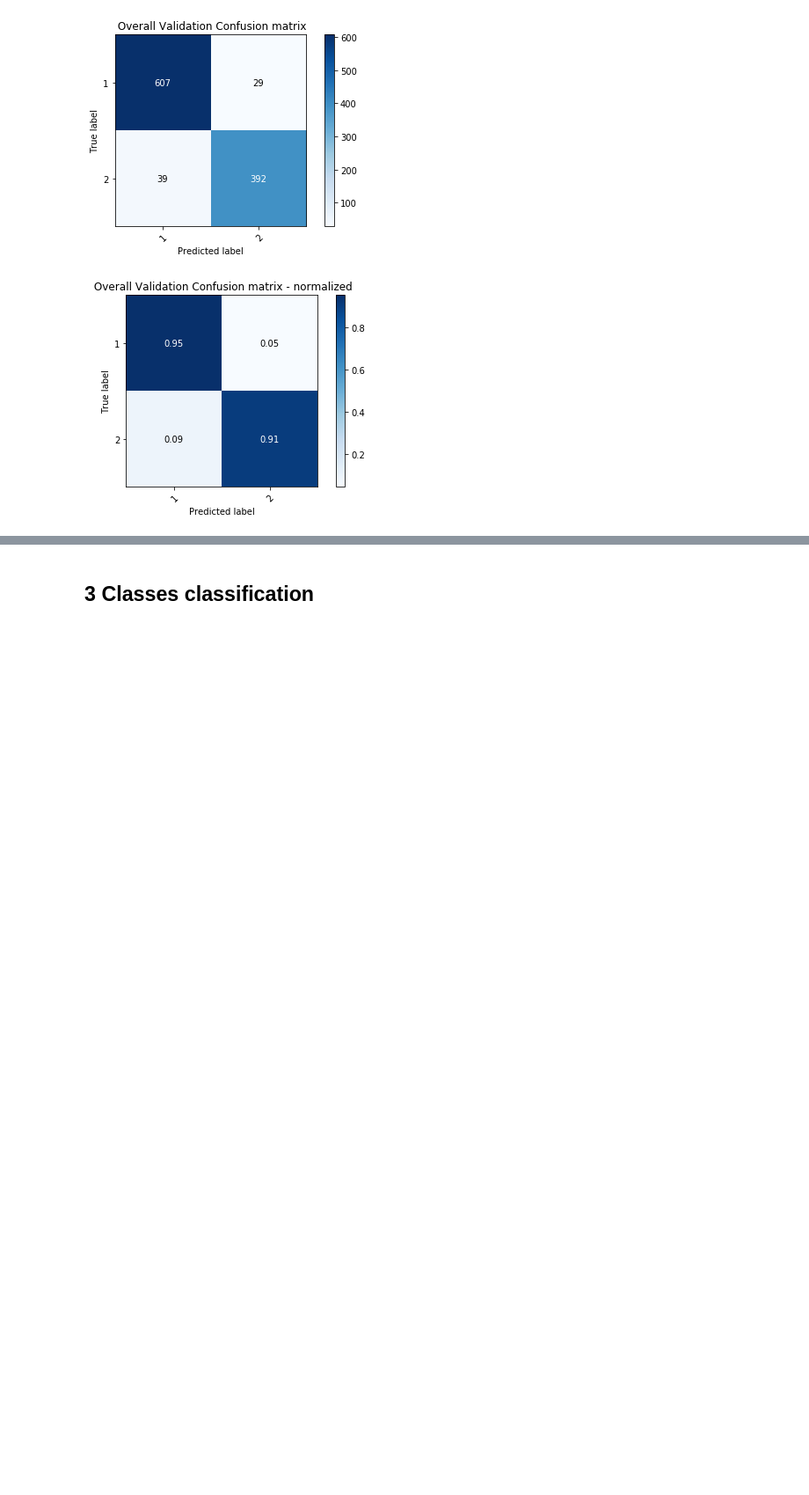
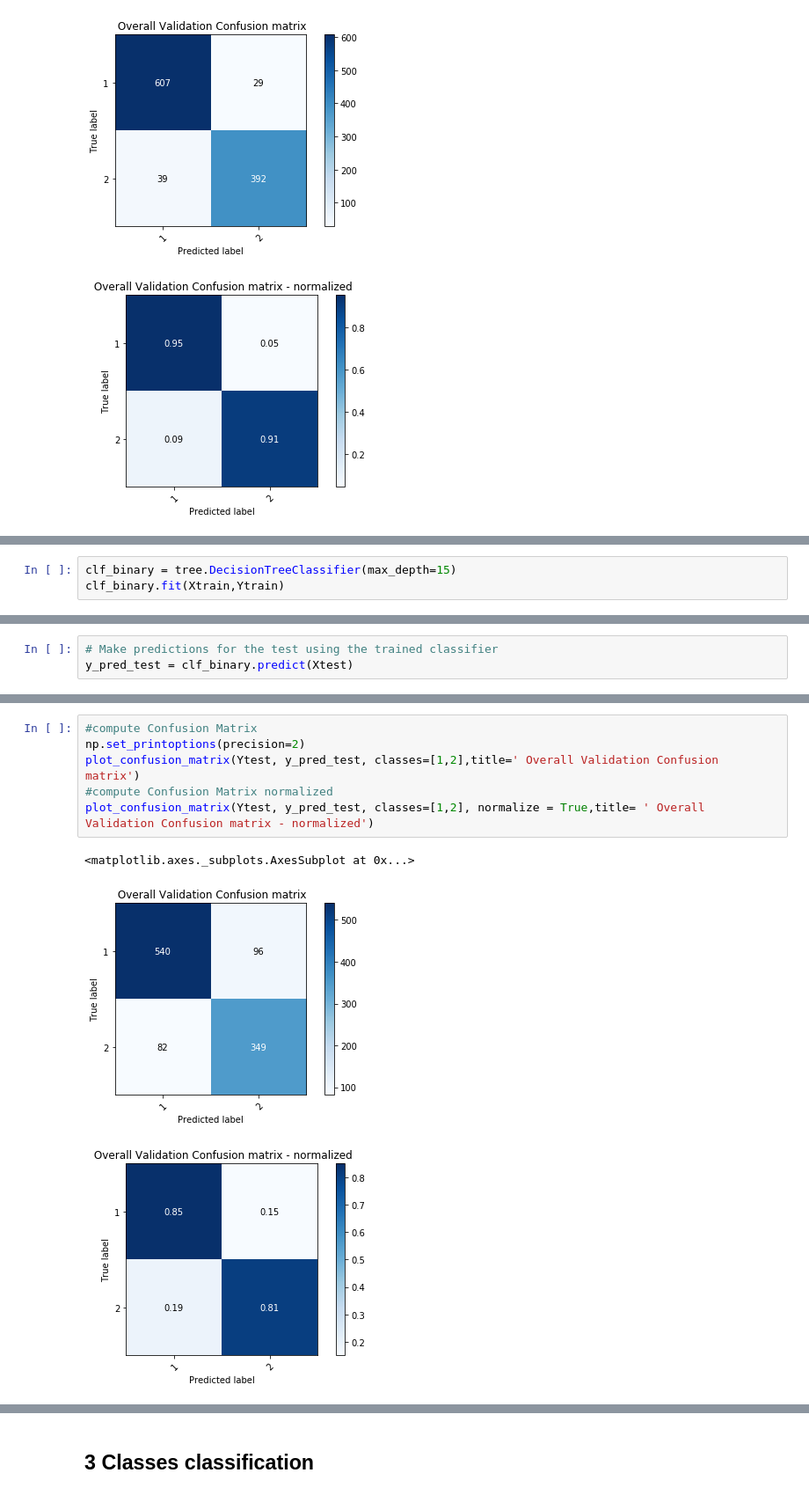
Before and after one commit to DEIB-GECO/CKD_advancement_assessment, a Jupyter notebook: Notebook.ipynb, the cells around one changed output, grey strips where cells are left out. Shown at 88% size. Drawn from its saved outputs; the diff is of its cells as text; blank space fills up the shorter version.

Commit message:
update notebook with DecisionTree and RandomForest comparison

```diff
--- a/Notebook.ipynb
+++ b/Notebook.ipynb
@@ -276,0 +281,3 @@ plot_confusion_matrix(Ytest, y_pred_test, classes=[1,2], normalize = True,title=
+# %%
+clf_binary = tree.DecisionTreeClassifier(max_depth=15)
+clf_binary.fit(Xtrain,Ytrain)
@@ -276,0 +291,3 @@ plot_confusion_matrix(Ytest, y_pred_test, classes=[1,2], normalize = True,title=
+# %%
+# Make predictions for the test using the trained classifier
+y_pred_test = clf_binary.predict(Xtest)
@@ -276,0 +321,10 @@ plot_confusion_matrix(Ytest, y_pred_test, classes=[1,2], normalize = True,title=
+# %%
+#compute Confusion Matrix
+np.set_printoptions(precision=2)
+plot_confusion_matrix(Ytest, y_pred_test, classes=[1,2],title=' Overall Validation Confusion matrix')
+#compute Confusion Matrix normalized
+plot_confusion_matrix(Ytest, y_pred_test, classes=[1,2], normalize = True,title= ' Overall Validation Confusion matrix - normalized')
+# %% [output]
+<matplotlib.axes._subplots.AxesSubplot at 0x...>
+[figure, added]
+[figure, added]
```
Also changed, not shown: parts of 38 cells of this notebook.
